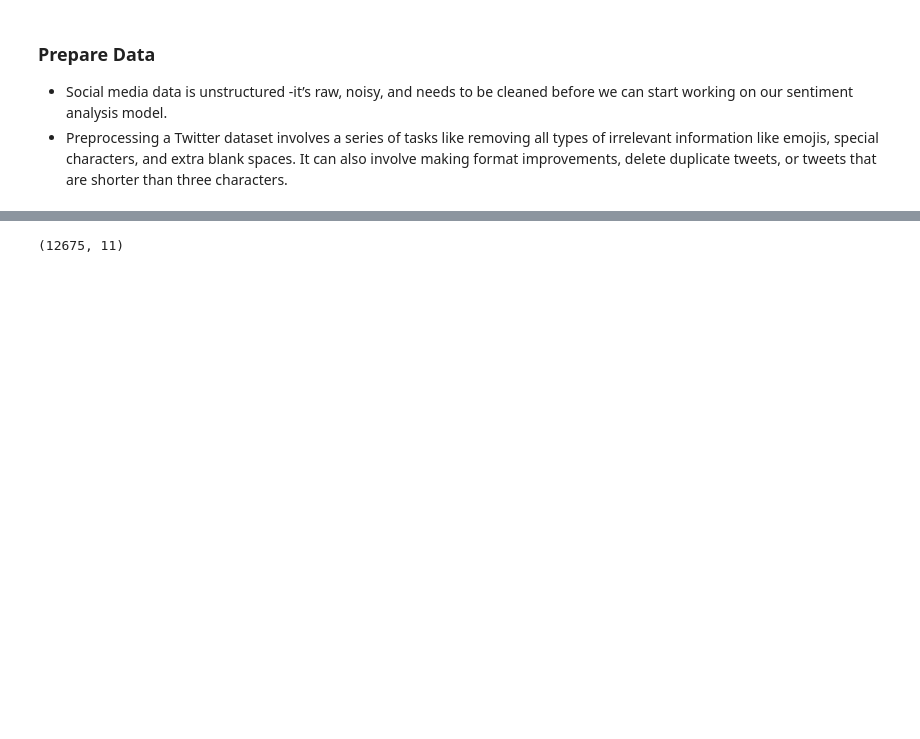
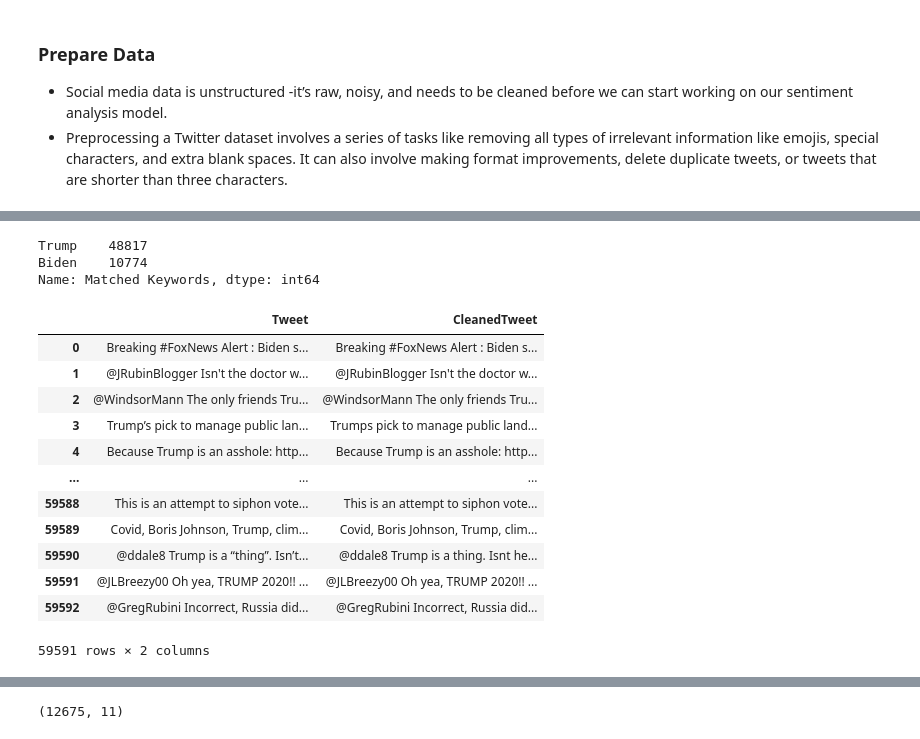
Before and after one commit to RUB-Project-Team/sentimentanalysis, a Jupyter notebook: tweeterSentiment.ipynb, the cells around one changed output, grey strips where cells are left out. Cells and saved outputs as stored; diff of their text form; code cells hidden in the pictures; blank space fills up the shorter version.

Commit message:
tweeter-data-eda

```diff
--- a/tweeterSentiment.ipynb
+++ b/tweeterSentiment.ipynb
@@ -33,3 +69,3 @@ accessToeknSecret= "9a7EbDW1jww5KQiR6PxEsaf0aaySh9ZE37lgpuPgbpTZY"
 # %%
 # File paths
-tweet_data_file = os.path.join("","Resources","data","tweet.csv")
+tweet_data_file = os.path.join("","Resources","data","tdata.csv")
@@ -235,3 +101,0 @@ for tag in tags:
-# %%
-# Append this to dataframe
-tweet_df['Tag Count'] = tag_count
@@ -246,0 +125,10 @@ tweet_df.tail()
+# %%
+# Get value count for each keyword
+tweet_df['Matched Keywords'].value_counts()
+# %% [output]
+Trump    48817
+Biden    10774
+Name: Matched Keywords, dtype: int64
+# %%
+#Lets copy column
+tweet_df['CleanedTweet'] = tweet_df['Tweet']
@@ -246,0 +137,19 @@ tweet_df.tail()
+# %%
+# 1. Remove unicode
+tweet_df['CleanedTweet']=tweet_df['CleanedTweet'].apply(lambda x: removeUnicode(x))
+# %%
+tweet_df[['Tweet','CleanedTweet']]
+# %% [output]
+|  | Tweet | CleanedTweet |
+| 0 | Breaking #FoxNews Alert : Biden s... | Breaking #FoxNews Alert : Biden s... |
+| 1 | @JRubinBlogger Isn't the doctor w... | @JRubinBlogger Isn't the doctor w... |
+| 2 | @WindsorMann The only friends Tru... | @WindsorMann The only friends Tru... |
+| 3 | Trump’s pick to manage public lan... | Trumps pick to manage public land... |
+| 4 | Because Trump is an asshole: http... | Because Trump is an asshole: http... |
+| ... | ... | ... |
+| 59588 | This is an attempt to siphon vote... | This is an attempt to siphon vote... |
+| 59589 | Covid, Boris Johnson, Trump, clim... | Covid, Boris Johnson, Trump, clim... |
+| 59590 | @ddale8 Trump is a “thing”. Isn’t... | @ddale8 Trump is a thing. Isnt he... |
+| 59591 | @JLBreezy00 Oh yea, TRUMP 2020!! ... | @JLBreezy00 Oh yea, TRUMP 2020!! ... |
+| 59592 | @GregRubini Incorrect, Russia did... | @GregRubini Incorrect, Russia did... |
+59591 rows × 2 columns
```
Also changed, not shown: parts of 46 cells of this notebook.
